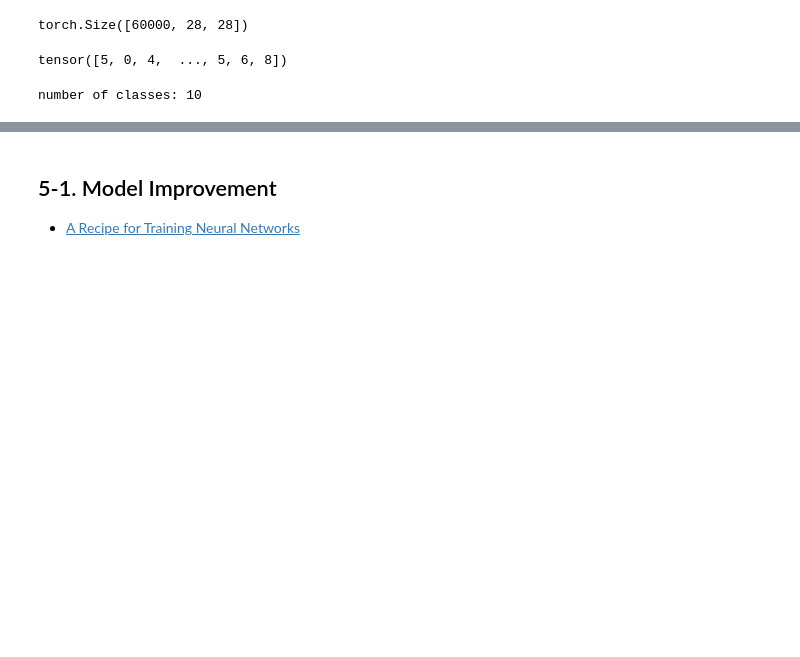
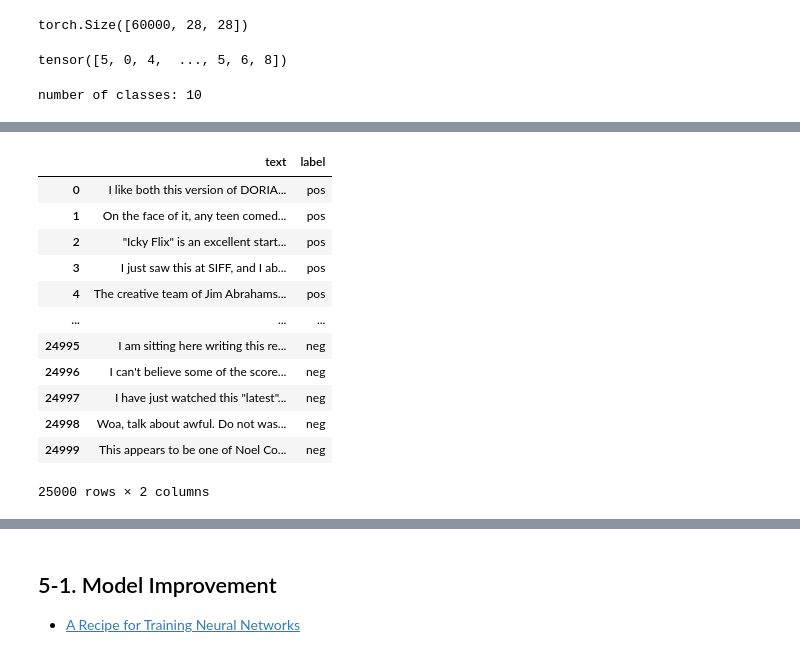
Before and after one commit to yungshun317/torch-nlp, a Jupyter notebook: deep_neural_networks.ipynb, the cells around one changed output, grey strips where cells are left out. Cells and saved outputs as stored; diff of their text form; code cells hidden in the pictures; blank space fills up the shorter version.

```diff
--- a/deep_neural_networks.ipynb
+++ b/deep_neural_networks.ipynb
@@ -1319,0 +1419,28 @@ class LeNet5(nn.Module):
+# %%
+# Construct a pandas DataFrame using `read()`
+dict_test = []
+
+for class_name in class_names_found:
+    doc_lst = glob.glob(f"./datasets/aclImdb_v1/aclImdb/test/{class_name}/*.txt", recursive=True)
+    for filename in doc_lst:
+        with open(filename, 'r', errors='replace') as f:
+            # Use `read()` instead of `readlines()`
+            doc = f.read()
+            dict_test.append({"text": doc, "label": class_name})
+
+df_test = pd.DataFrame(dict_test)
+df_test
+# %% [output]
+|  | text | label |
+| 0 | I like both this version of DORIA... | pos |
+| 1 | On the face of it, any teen comed... | pos |
+| 2 | "Icky Flix" is an excellent start... | pos |
+| 3 | I just saw this at SIFF, and I ab... | pos |
+| 4 | The creative team of Jim Abrahams... | pos |
+| ... | ... | ... |
+| 24995 | I am sitting here writing this re... | neg |
+| 24996 | I can't believe some of the score... | neg |
+| 24997 | I have just watched this "latest"... | neg |
+| 24998 | Woa, talk about awful. Do not was... | neg |
+| 24999 | This appears to be one of Noel Co... | neg |
+25000 rows × 2 columns
```
Also changed, not shown: parts of 19 cells of this notebook, 1 other file.
